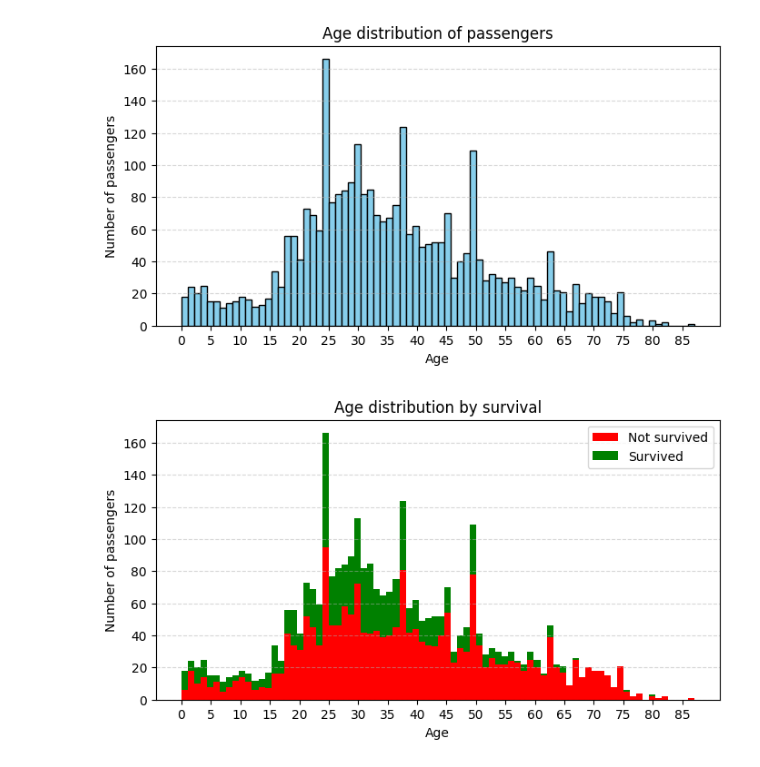
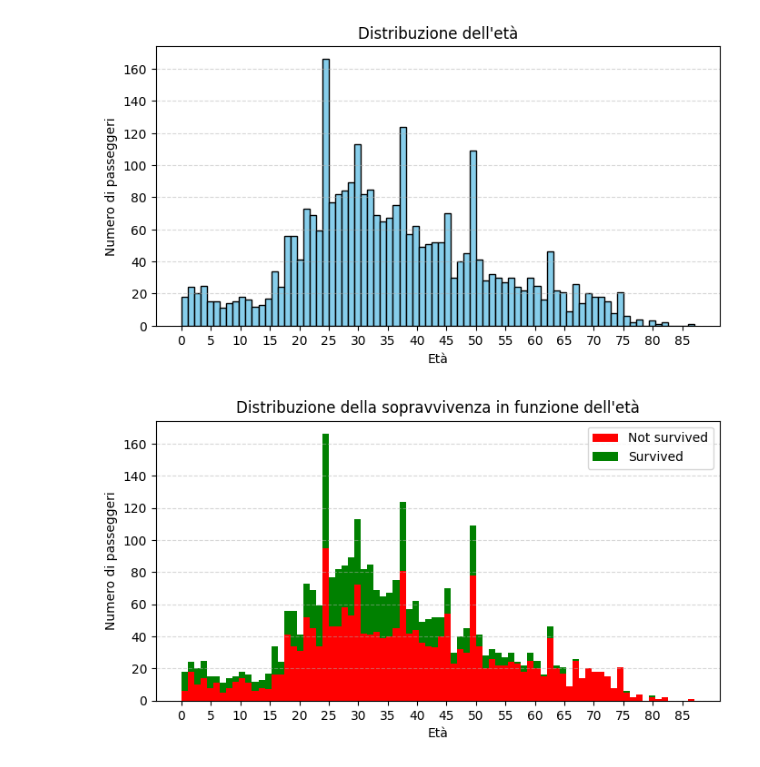
Before and after one commit to xXEmanuXx/unict-ml-year-25-group-10, a Jupyter notebook: notebooks/dataset_stats.ipynb, the cells around one changed output. Cells and saved outputs as stored; diff of their text form; code cells hidden in the pictures.

```diff
--- a/notebooks/dataset_stats.ipynb
+++ b/notebooks/dataset_stats.ipynb
@@ -195,33 +191,33 @@ plt.show()
 # %%
 age = df_all_ships[df_all_ships['age_missing'] == 0]['age'] # si considerano solo le età realmente presenti (age_missing = 0)
 
 plt.figure(figsize=(8, 4))
 plt.hist(age, bins=80, color='skyblue', edgecolor='black')
 
-plt.title('Age distribution of passengers')
+plt.title("Distribuzione dell'età")
 plt.xticks(range(0, 88, 5))
-plt.xlabel('Age')
-plt.ylabel('Number of passengers')
+plt.xlabel('Età')
+plt.ylabel('Numero di passeggeri')
 plt.grid(axis='y', linestyle='--', alpha=0.5)
 
 plt.savefig('../media/age_distribution.png', dpi=300, bbox_inches='tight')
 plt.show()
 
 age_survived = df_all_ships[(df_all_ships['age_missing'] == 0) & (df_all_ships['survived'] == 1)]['age']
 age_not_survived = df_all_ships[(df_all_ships['age_missing'] == 0) & (df_all_ships['survived'] == 0)]['age']
 
 plt.figure(figsize=(8,4))
 plt.hist([age_not_survived, age_survived], bins=80, color=['red', 'green'], label=['Not survived', 'Survived'], stacked=True)
 
-plt.title('Age distribution by survival')
+plt.title("Distribuzione della sopravvivenza in funzione dell'età")
 plt.xticks(range(0, 88, 5))
-plt.xlabel('Age')
-plt.ylabel('Number of passengers')
+plt.xlabel('Età')
+plt.ylabel('Numero di passeggeri')
 plt.legend()
 plt.grid(axis='y', linestyle='--', alpha=0.5)
 
 plt.savefig('../media/age_distribution_by_survival.png', dpi=300, bbox_inches='tight')
 plt.show()
 # %% [output]
-[figure, old version]
+[figure, new version]
-[figure, old version]
+[figure, new version]
```
Also changed, not shown: parts of 6 cells of this notebook, 16 other files.
